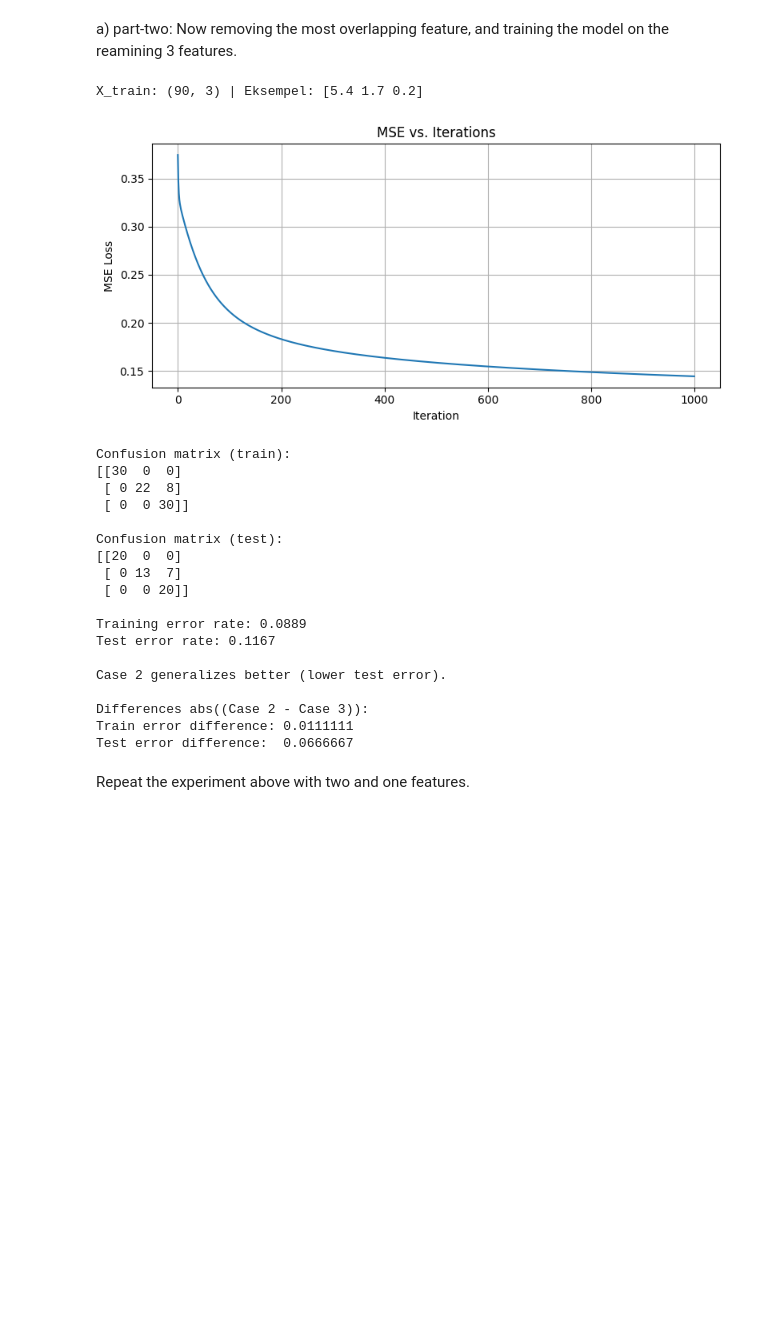
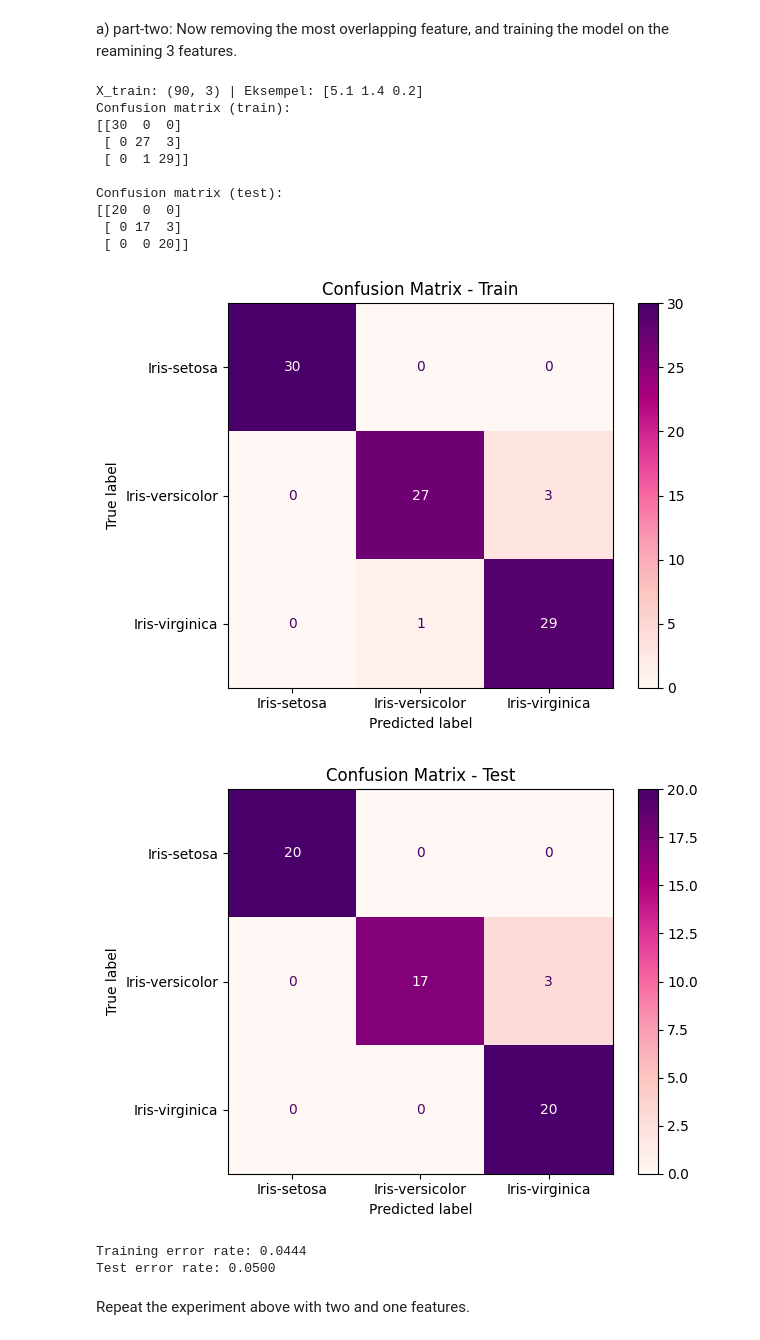
Before and after one commit to Artaosmani/TTT4275-classification-project, a Jupyter notebook: Iris.ipynb, the cells around one changed output. Drawn from its saved outputs; the diff is of its cells as text; code cells hidden in the pictures; blank space fills up the shorter version.

```diff
--- a/Iris.ipynb
+++ b/Iris.ipynb
@@ -310,71 +380,63 @@ From histograms we see that sepal with is the feature that has the most overlapp
 # %% [markdown]
 a) part-two: Now removing the most overlapping feature, and training the model on the reamining 3 features.
 # %%
-three_features = ['sepal_length', 'petal_length', 'petal_width', 'label']
+three_features = ['sepal_length',  'petal_length', 'petal_width', 'label']
 
-X3_train, y3_train, X3_test, y3_test = splitData_2(df[three_features])
+X3_train, y3_train, X3_test, y3_test = splitData(df[three_features], 30, 20)
 print("X_train:", X3_train.shape, "| Eksempel:", X3_train[0]) #check if the new X.shape is right ( only 3 features)
 
 #training the new model
-W3 = train_linear_classifier(X3_train, y3_train)
+W3,_= train_linear_classifier(X3_train, y3_train,alpha=1, iterations=2000)
 y3_pred_train = predict(X3_train, W3)
 y3_pred_test = predict (X3_test, W3)
 
 
 #creating the confusion matrix
 cm3_train = confusion_matrix(y_true=y3_train , y_pred=y3_pred_train)
 cm3_test = confusion_matrix(y_true=y3_test, y_pred=y3_pred_test)
 
-
+#printing out cm
 print("Confusion matrix (train):")
 print(cm3_train)
 
 print("\nConfusion matrix (test):")
 print(cm3_test)
 
+
+# confusion matrix plot
+disp_test = ConfusionMatrixDisplay(confusion_matrix=cm3_train, display_labels=label_map.keys())
+disp_test.plot(cmap="RdPu")
+plt.title("Confusion Matrix - Train")
+plt.tight_layout()
+plt.show()
+
+disp_test = ConfusionMatrixDisplay(confusion_matrix=cm3_test, display_labels=label_map.keys())
+disp_test.plot(cmap="RdPu")
+plt.title("Confusion Matrix - Test")
+plt.tight_layout()
+plt.show()
+
+#train and test errors
 train_error_3 = 1 - accuracy_score(y3_train, y3_pred_train)
 test_error_3 = 1 - accuracy_score(y3_test, y3_pred_test)
 
 print(f"\nTraining error rate: {train_error_3:.4f}")
 print(f"Test error rate: {test_error_3:.4f}")
-
-
-#training error against model 2 with 4 features
-
-diff_train_2 = train_error_2 - train_error_3
-diff_test_2 = test_error_2 - test_error_3
-
-if test_error_2 > test_error_3:
-    print("\nCase 3 generalizes better (lower test error).")
-elif test_error_2 < test_error_3:
-    print("\nCase 2 generalizes better (lower test error).")
-else:
-    print("\nBoth cases generalize equally well.")
-
-print("\nDifferences abs((Case 2 - Case 3)):")
-print(f"Train error difference: {abs(diff_train_2):.7f}")
-print(f"Test error difference:  {abs(diff_test_2):.7f}")
 # %% [output]
-X_train: (90, 3) | Eksempel: [5.4 1.7 0.2]
+X_train: (90, 3) | Eksempel: [5.1 1.4 0.2]
+Confusion matrix (train):
+[[30  0  0]
+ [ 0 27  3]
+ [ 0  1 29]]
+
+Confusion matrix (test):
+[[20  0  0]
+ [ 0 17  3]
+ [ 0  0 20]]
-[figure, old version]
+[figure, new version]
+[figure, added]
-Confusion matrix (train):
-[[30  0  0]
- [ 0 22  8]
- [ 0  0 30]]
-
-Confusion matrix (test):
-[[20  0  0]
- [ 0 13  7]
- [ 0  0 20]]
-
-Training error rate: 0.0889
-Test error rate: 0.1167
-
-Case 2 generalizes better (lower test error).
-
-Differences abs((Case 2 - Case 3)):
-Train error difference: 0.0111111
-Test error difference:  0.0666667
+Training error rate: 0.0444
+Test error rate: 0.0500
 # %% [markdown]
 Repeat the experiment above with two and one features.
 # %% [markdown]
```
Also changed, not shown: parts of 14 cells of this notebook, 1 other file.
